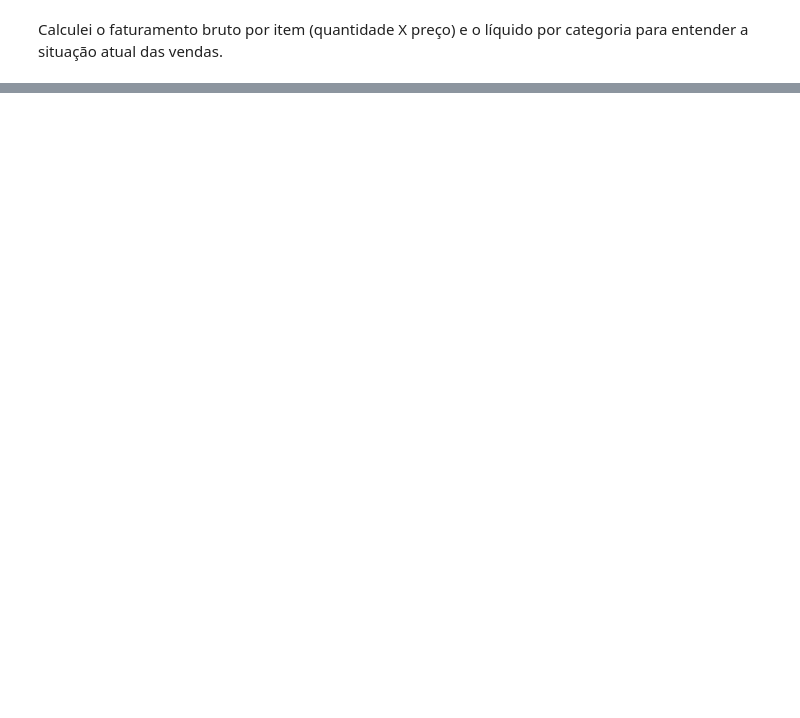
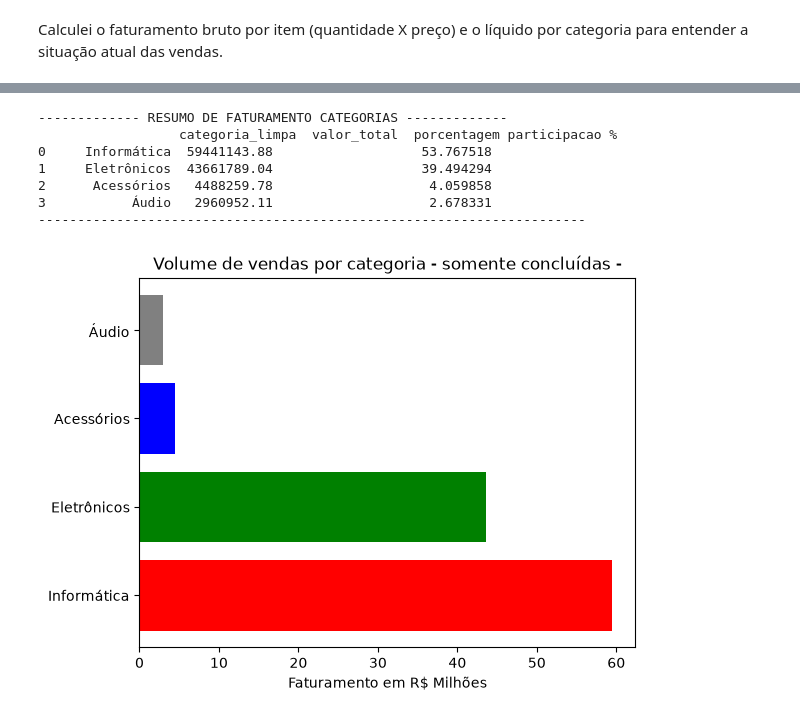
Before and after one commit to Rafaeldo15/Aulas_python, a Jupyter notebook: Projeto_Final/Projeto_1.ipynb, the cells around one changed output, grey strips where cells are left out. Drawn from its saved outputs; the diff is of its cells as text; code cells hidden in the pictures; blank space fills up the shorter version.

```diff
--- a/Projeto_Final/Projeto_1.ipynb
+++ b/Projeto_Final/Projeto_1.ipynb
@@ -132,0 +135,27 @@ Faturamento Total Líquido: R$ 110,552,144.81
+# %%
+#filtrando e calculando
+df_conc = df_tratado[df_tratado['status_venda'] == 'Concluído']
+
+faturamento_categoria = (
+    df_conc.groupby('categoria_limpa')['valor_total'].sum().sort_values(ascending=False).reset_index()
+)
+faturamento_categoria['porcentagem participacao %'] = (faturamento_categoria['valor_total'] / faturamento_categoria['valor_total'].sum()) * 100
+print("-" * 13, "RESUMO DE FATURAMENTO CATEGORIAS", "-" * 13)
+print(f"\t\t{faturamento_categoria}")
+print("-"*70)
+
+#criando e adicionando dados
+plt.figure()
+barras = plt.barh(faturamento_categoria['categoria_limpa'], faturamento_categoria['valor_total'] / 1000000, color=['r', 'g', 'b', 'gray'])
+plt.title('Volume de vendas por categoria - somente concluídas -')
+plt.xlabel('Faturamento em R$ Milhões')
+plt.show()
+# %% [output]
+------------- RESUMO DE FATURAMENTO CATEGORIAS -------------
+                  categoria_limpa  valor_total  porcentagem participacao %
+0     Informática  59441143.88                   53.767518
+1     Eletrônicos  43661789.04                   39.494294
+2      Acessórios   4488259.78                    4.059858
+3           Áudio   2960952.11                    2.678331
+----------------------------------------------------------------------
+[figure, added]
```
Also changed, not shown: parts of 8 cells of this notebook.
